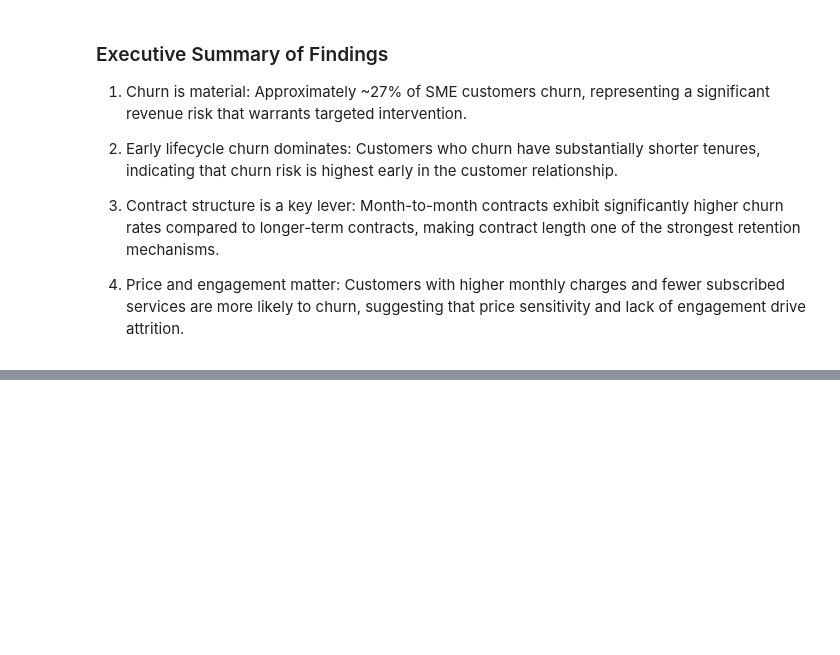
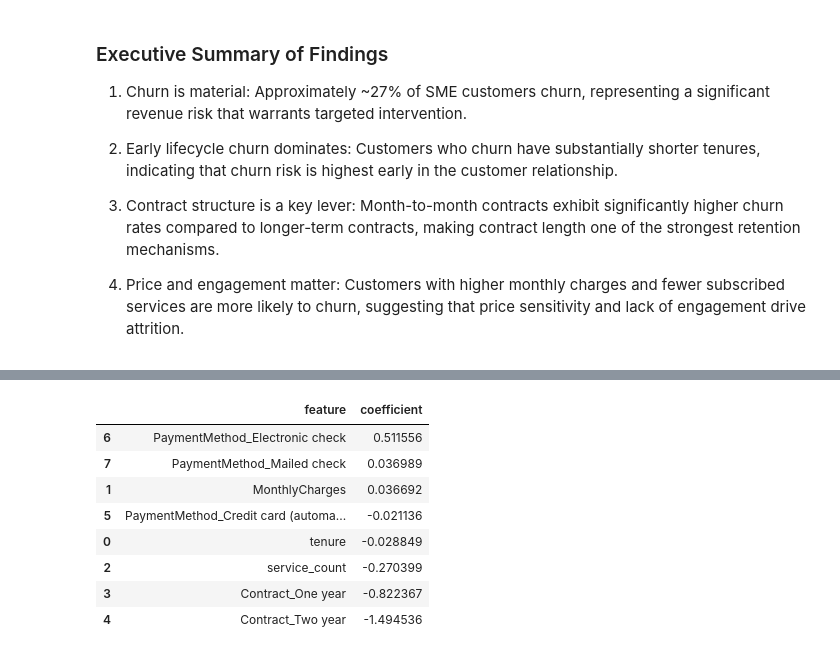
Before and after one commit to Bharath756/sme-customer-churn-diagnostics, a Jupyter notebook: notebooks/01_eda.ipynb, the cells around one changed output, grey strips where cells are left out. Drawn from its saved outputs; the diff is of its cells as text; code cells hidden in the pictures; blank space fills up the shorter version.

```diff
--- a/notebooks/01_eda.ipynb
+++ b/notebooks/01_eda.ipynb
@@ -207,0 +299,20 @@ Insight: Customers who churn typically have fewer subscribed services, suggestin
+# %%
+import pandas as pd
+
+# Extract coefficients
+coef_df = pd.DataFrame({
+    "feature": X_train.columns,
+    "coefficient": model.coef_[0]
+}).sort_values(by="coefficient", ascending=False)
+
+coef_df
+# %% [output]
+|  | feature | coefficient |
+| 6 | PaymentMethod_Electronic check | 0.511556 |
+| 7 | PaymentMethod_Mailed check | 0.036989 |
+| 1 | MonthlyCharges | 0.036692 |
+| 5 | PaymentMethod_Credit card (automa... | -0.021136 |
+| 0 | tenure | -0.028849 |
+| 2 | service_count | -0.270399 |
+| 3 | Contract_One year | -0.822367 |
+| 4 | Contract_Two year | -1.494536 |
```
Also changed, not shown: parts of 8 cells of this notebook.
